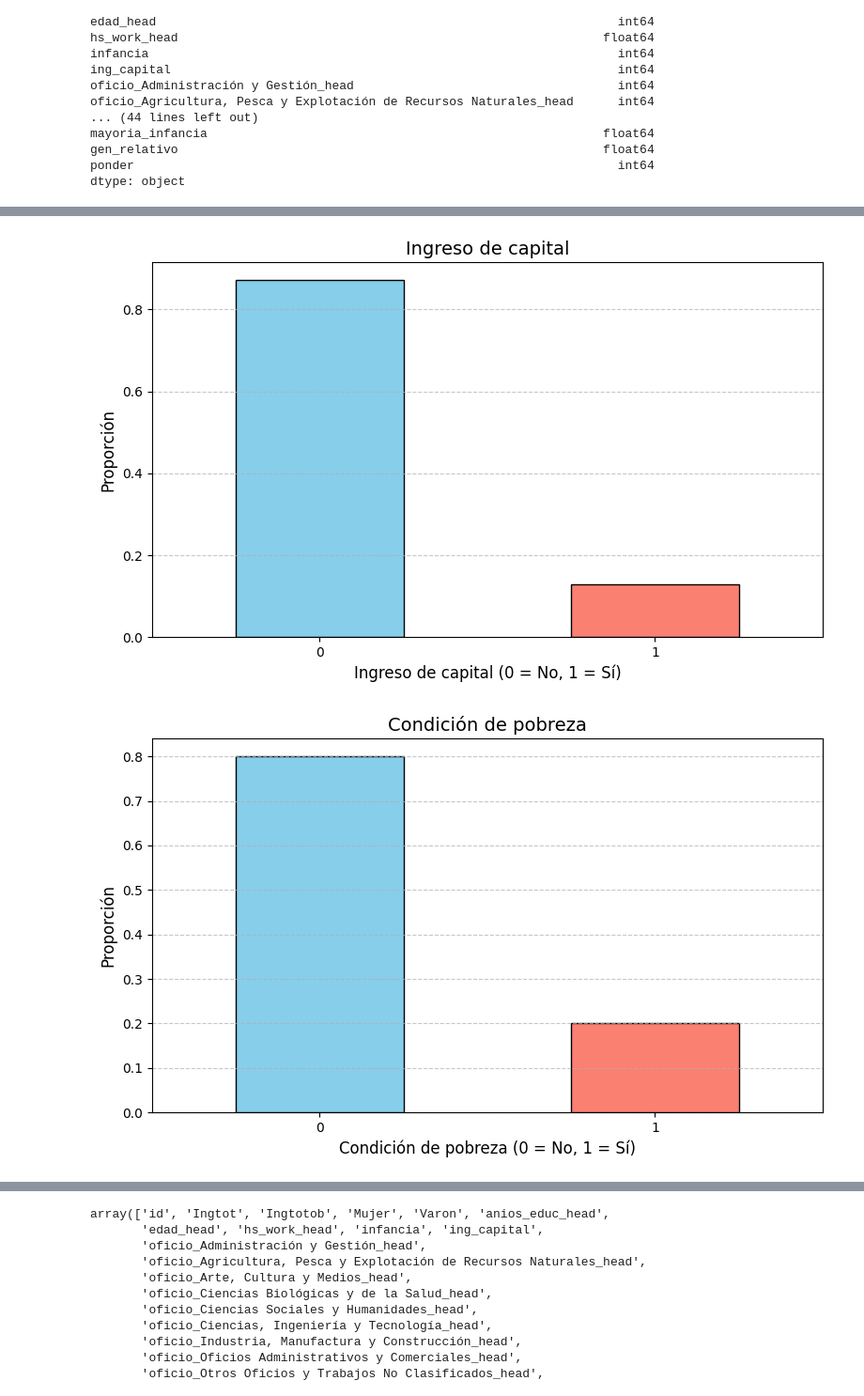
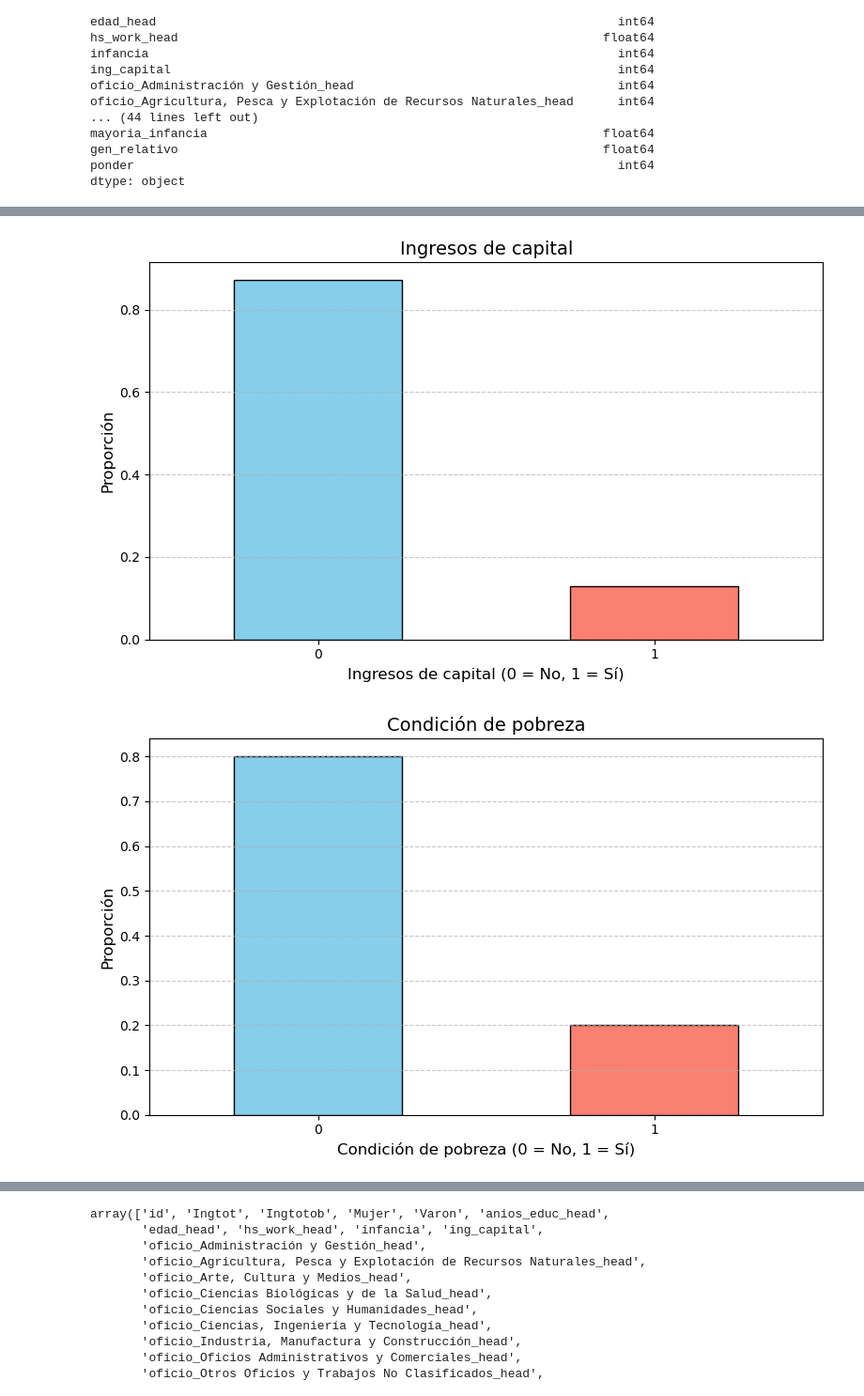
Before and after one commit to milagrosonofri/Problem_Set_2, a Jupyter notebook: scripts/2_analisis.ipynb, the cells around one changed output, grey strips where cells are left out. Shown at 94% size. Saved outputs shown, nothing was run; the diff lists cells and outputs as text; code cells hidden in the pictures.

```diff
--- a/scripts/2_analisis.ipynb
+++ b/scripts/2_analisis.ipynb
@@ -240,32 +240,32 @@ dummies = [
 # %%
 # Crear un diccionario con nombres más descriptivos para las variables dummies
 dummies = {
     'ing_capital': 'Ingresos de capital',
     'Pobre': 'Condición de pobreza',
     'P5090_Tomada': 'Vivienda tomada'
 }
 
 # Gráficos de barras con etiquetas mejoradas
 for var in dummies:
     if var in train_set.columns:
         proportions = train_set[var].value_counts(normalize=True)
 
         # Configuración del gráfico
         plt.figure(figsize=(8, 5))
         proportions.plot(kind='bar', color=['skyblue', 'salmon'], edgecolor='black')
 
         # Etiquetas descriptivas
-        nombre_descriptivo = nombres_dummies.get(var, var)  # Usar nombre prolijo si está disponible
+        nombre_descriptivo = dummies.get(var, var)  # Usar nombre prolijo si está disponible
         plt.title(f"{nombre_descriptivo}", fontsize=14)
         plt.xlabel(f"{nombre_descriptivo} (0 = No, 1 = Sí)", fontsize=12)
         plt.ylabel("Proporción", fontsize=12)
 
         # Ajustes de estilo
         plt.xticks(rotation=0, fontsize=10)
         plt.grid(axis='y', linestyle='--', alpha=0.7)
         plt.tight_layout()
         plt.show()
 # %% [output]
-[figure, old version]
+[figure, new version]
 [figure]
 [figure]
```
Also changed, not shown: parts of 9 cells of this notebook, 2 other files.
